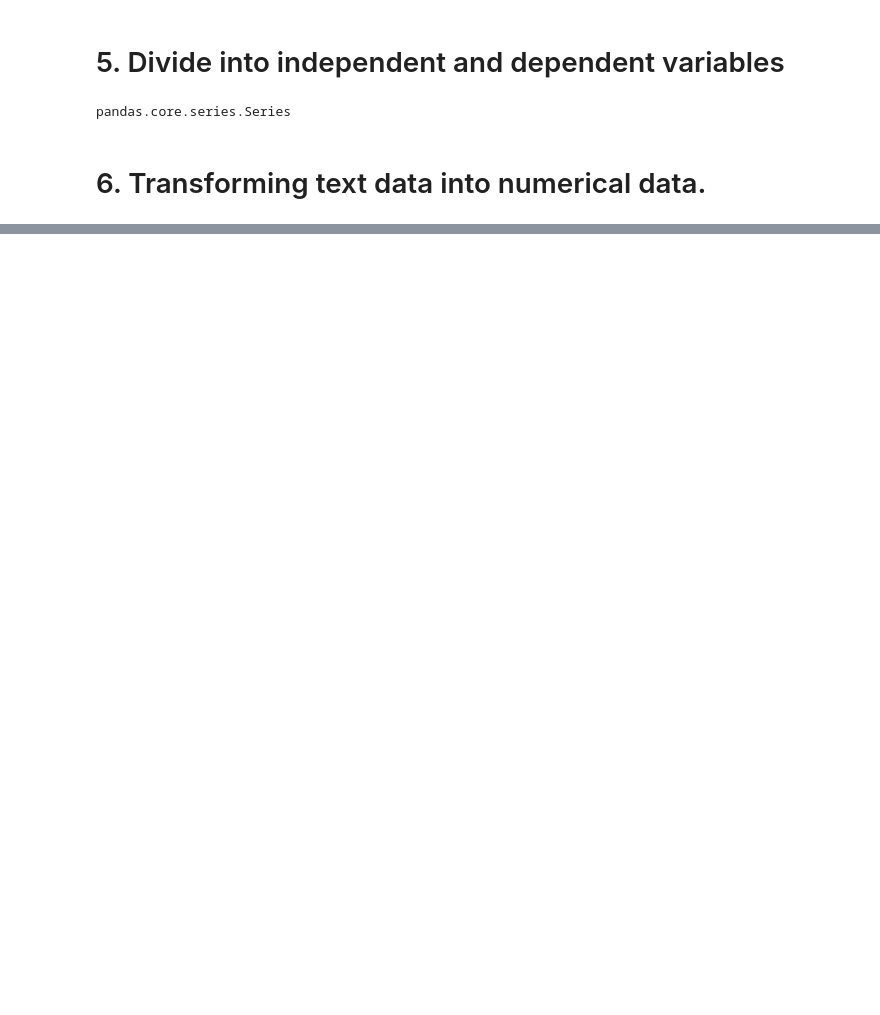
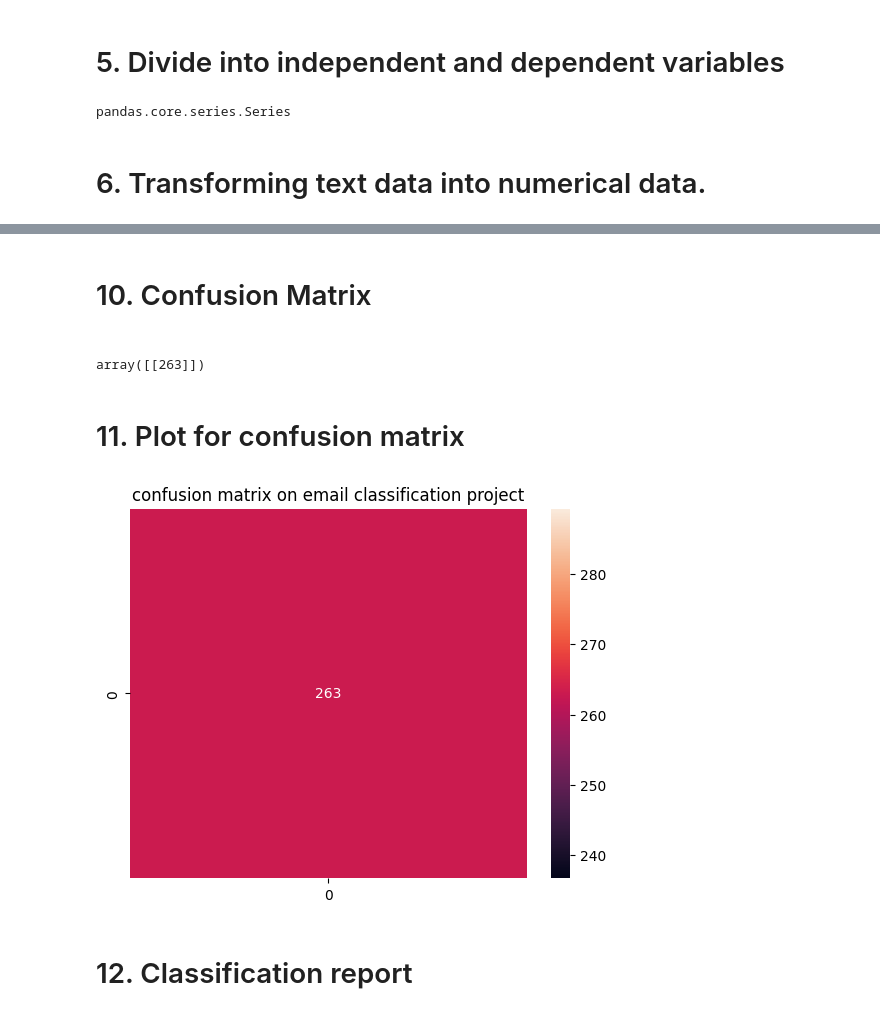
Before and after one commit to vanshika705/DataScience, a Jupyter notebook: email project/email_classification.ipynb, the cells around one changed output, grey strips where cells are left out. Cells and saved outputs as stored; diff of their text form; code cells hidden in the pictures; blank space fills up the shorter version.

Commit message:
classification project

```diff
--- a/email project/email_classification.ipynb
+++ b/email project/email_classification.ipynb
@@ -365,0 +398,12 @@ array([[0, 0, 0, ..., 0, 0, 0],
+# %%
+#  training algorithms
+bnb.fit(x_train,y_train)
+print("BernoulliNB!")
+
+gnb.fit(x_train,y_train)
+print("GaussianNB!")
+
+mnb.fit(x_train,y_train)
+print("MultinomialNB!")
+
+print("Algorithm training!")
@@ -365,0 +452,3 @@ array([[0, 0, 0, ..., 0, 0, 0],
+# %%
+prediction = mnb.predict(x_test)
+prediction
@@ -365,0 +470,6 @@ array([[0, 0, 0, ..., 0, 0, 0],
+# %%
+pred = list(prediction)
+actual = list(y_test)
+
+comparision_df = pd.DataFrame({"Actual":actual,"Prediction":pred})
+comparision_df.head(40)
@@ -365,0 +494,2 @@ array([[0, 0, 0, ..., 0, 0, 0],
+# %% [markdown]
+<h1>10. Confusion Matrix<h1>
@@ -365,0 +500,15 @@ array([[0, 0, 0, ..., 0, 0, 0],
+# %%
+matrix = confusion_matrix(comparision_df["Actual"],comparision_df["Prediction"])
+matrix
+# %% [output]
+array([[263]])
+# %% [markdown]
+<h1>11. Plot for confusion matrix</h1>
+# %%
+sns.heatmap(matrix, annot=True, fmt= "d")
+plt.title("confusion matrix on email classification project")
+plt.show()
+# %% [output]
+[figure, added]
+# %% [markdown]
+<h1>12. Classification report</h1>
```
Also changed, not shown: parts of 35 cells of this notebook, 4 other files.
